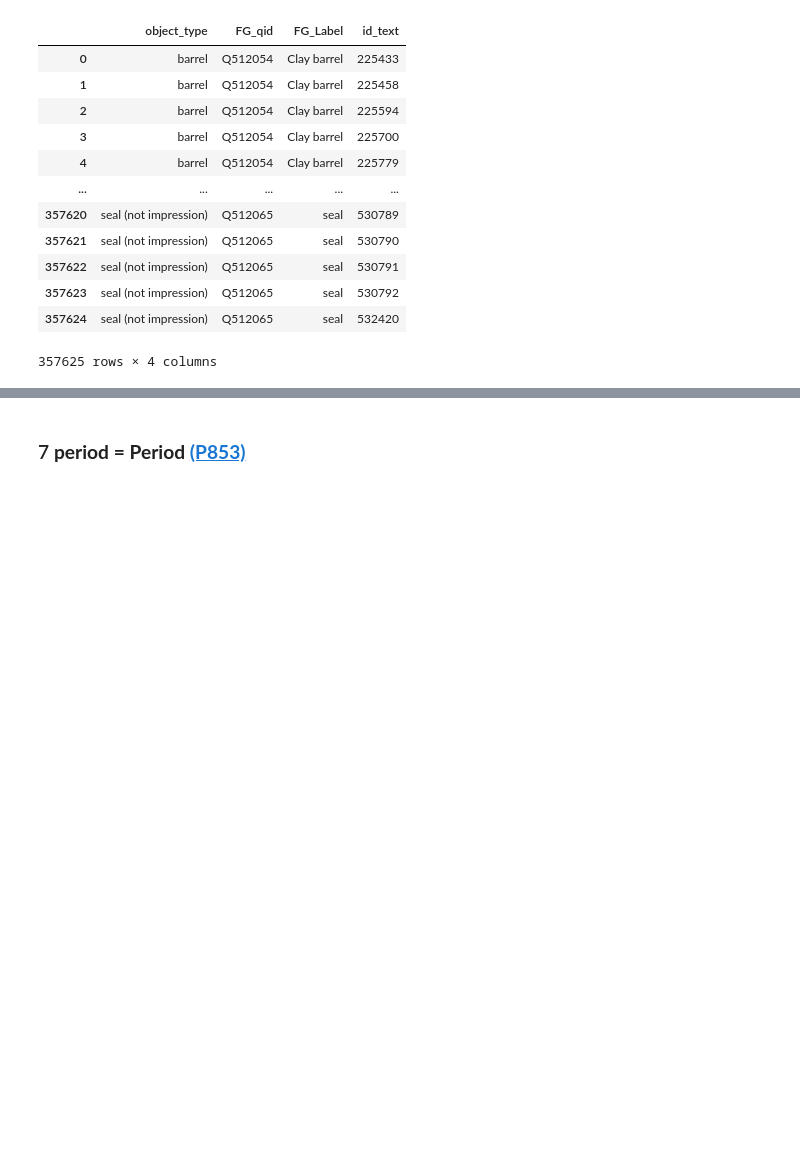
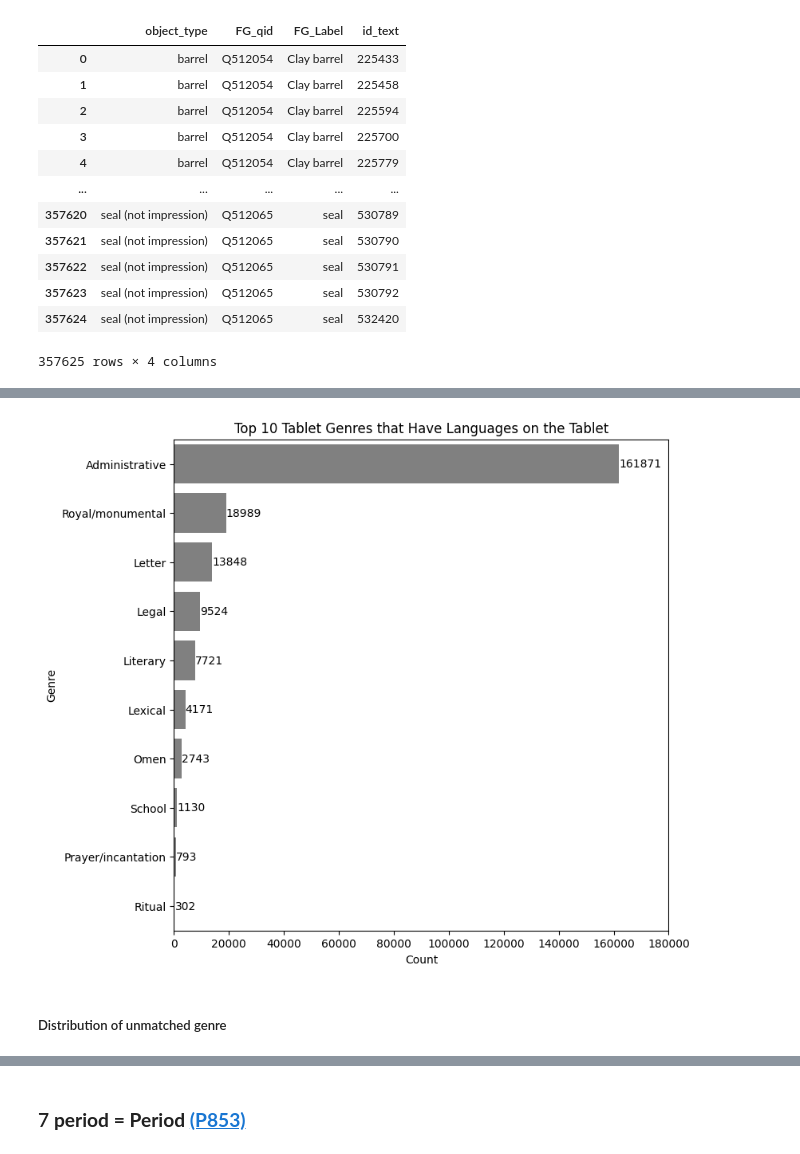
Before and after one commit to ancient-world-citation-analysis/CDLI2LoD, a Jupyter notebook: cdli_cat.ipynb, the cells around one changed output, grey strips where cells are left out. Cells and saved outputs as stored; diff of their text form; code cells hidden in the pictures; blank space fills up the shorter version.

```diff
--- a/cdli_cat.ipynb
+++ b/cdli_cat.ipynb
@@ -1684,0 +1946,13 @@ no_genre_df
+# %%
+# slice the matched_mat_df with no_match_indices_lang
+lang_genre_matched_df = genre_df[~language_df.index.isin(no_match_indices_lang)]
+# count the materials and create a df for the material with corresponding count
+lang_genre_matched_counts = pd.DataFrame(lang_genre_matched_df.groupby('genre')['genre'].count())
+# rename the columns
+lang_genre_matched_counts.rename(columns={lang_genre_matched_counts.columns[0]: 'count'}, inplace = True)
+lang_genre_matched_counts = lang_genre_matched_counts.reset_index()
+# sort the rows by count
+lang_genre_matched_counts = lang_genre_matched_counts.sort_values(by = 'count', ascending = False).reset_index(drop = True)
+# drop the empty one
+lang_genre_matched_counts = lang_genre_matched_counts.drop(1).reset_index(drop = True)
+lang_genre_matched_counts
@@ -1684,0 +1977,13 @@ no_genre_df
+# %%
+plt.figure(figsize = (8, 8))
+ax = sns.barplot(data = lang_genre_matched_counts[0:10], y = 'genre', x = 'count',
+                 color = 'grey')
+ax.bar_label(ax.containers[0], fmt = '%g')
+plt.xlim((0, 180000))
+plt.xlabel('Count')
+plt.ylabel('Genre')
+plt.title('Top 10 Tablet Genres that Have Languages on the Tablet');
+# %% [output]
+[figure, added]
+# %% [markdown]
+##### Distribution of unmatched genre
```
Also changed, not shown: parts of 30 cells of this notebook.
